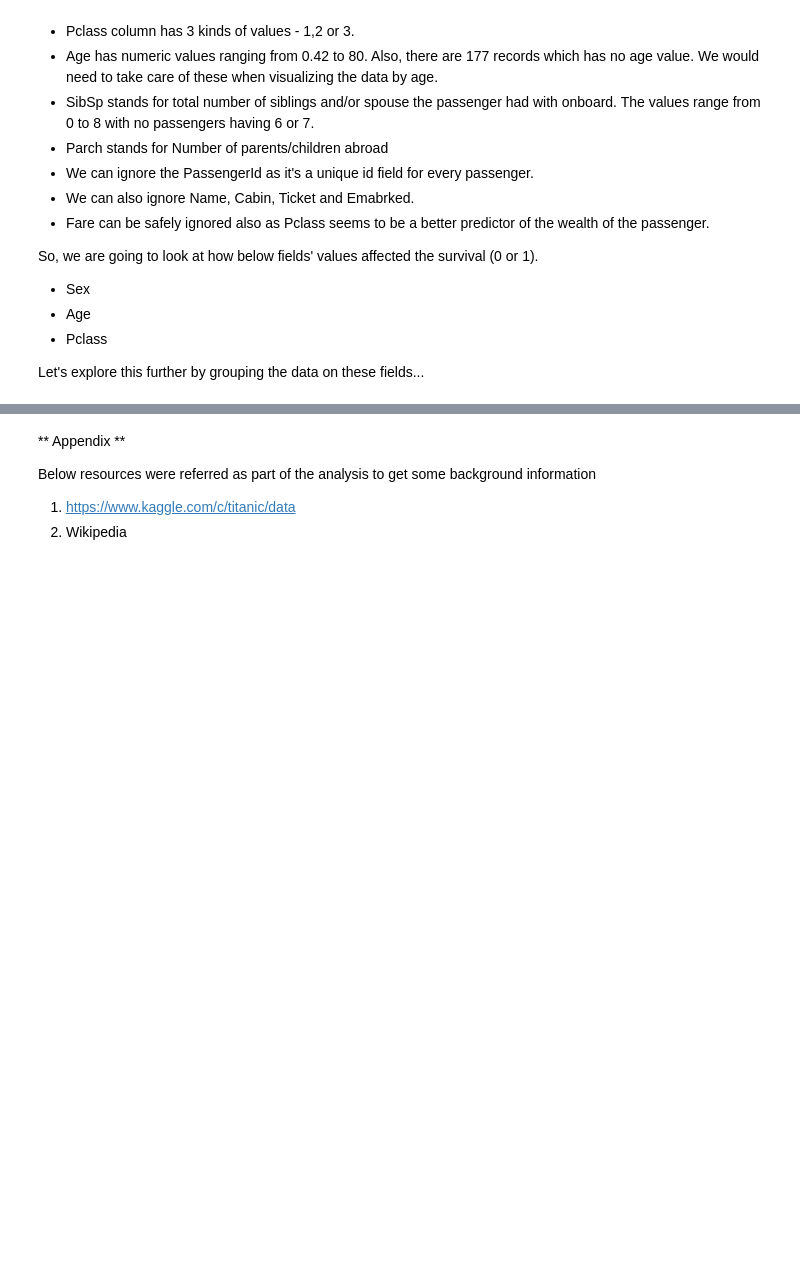
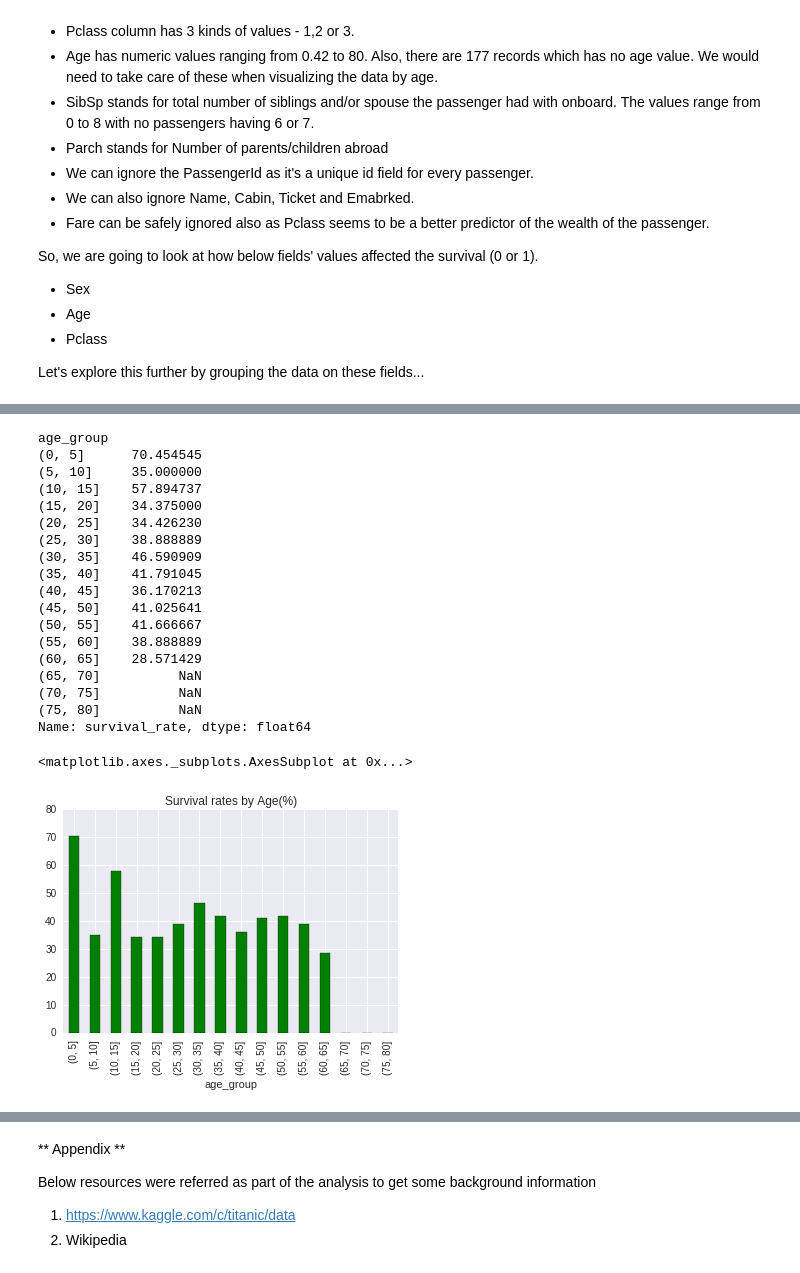
Before and after one commit to harish-garg/Udacity-Data-Analyst-Nanodegree-Project-Submissions, a Jupyter notebook: Project2_Investigate_a_Dataset/titanic_dataset_analysis.ipynb, the cells around one changed output, grey strips where cells are left out. Cells and saved outputs as stored; diff of their text form; code cells hidden in the pictures; blank space fills up the shorter version.

```diff
--- a/Project2_Investigate_a_Dataset/titanic_dataset_analysis.ipynb
+++ b/Project2_Investigate_a_Dataset/titanic_dataset_analysis.ipynb
@@ -199 +201,29 @@ age_group
+# %%
+# Let's calculate the survival rates for different age groups
+age_grouping_unstacked["survival_rate"] = age_grouping_unstacked["Survived"] * 100.0 \
+                                          / (age_grouping_unstacked["Didn't Survive"] +
+                                             age_grouping_unstacked["Survived"])
+print age_grouping_unstacked['survival_rate']
+age_grouping_unstacked['survival_rate'].plot.bar(title="Survival rates by Age(%)", color=('g'))
+# %% [output]
+age_group
+(0, 5]      70.454545
+(5, 10]     35.000000
+(10, 15]    57.894737
+(15, 20]    34.375000
+(20, 25]    34.426230
+(25, 30]    38.888889
+(30, 35]    46.590909
+(35, 40]    41.791045
+(40, 45]    36.170213
+(45, 50]    41.025641
+(50, 55]    41.666667
+(55, 60]    38.888889
+(60, 65]    28.571429
+(65, 70]          NaN
+(70, 75]          NaN
+(75, 80]          NaN
+Name: survival_rate, dtype: float64
+<matplotlib.axes._subplots.AxesSubplot at 0x...>
+[figure, added]
 # %% [markdown]
```
Also changed, not shown: parts of 14 cells of this notebook, 1 other file.
